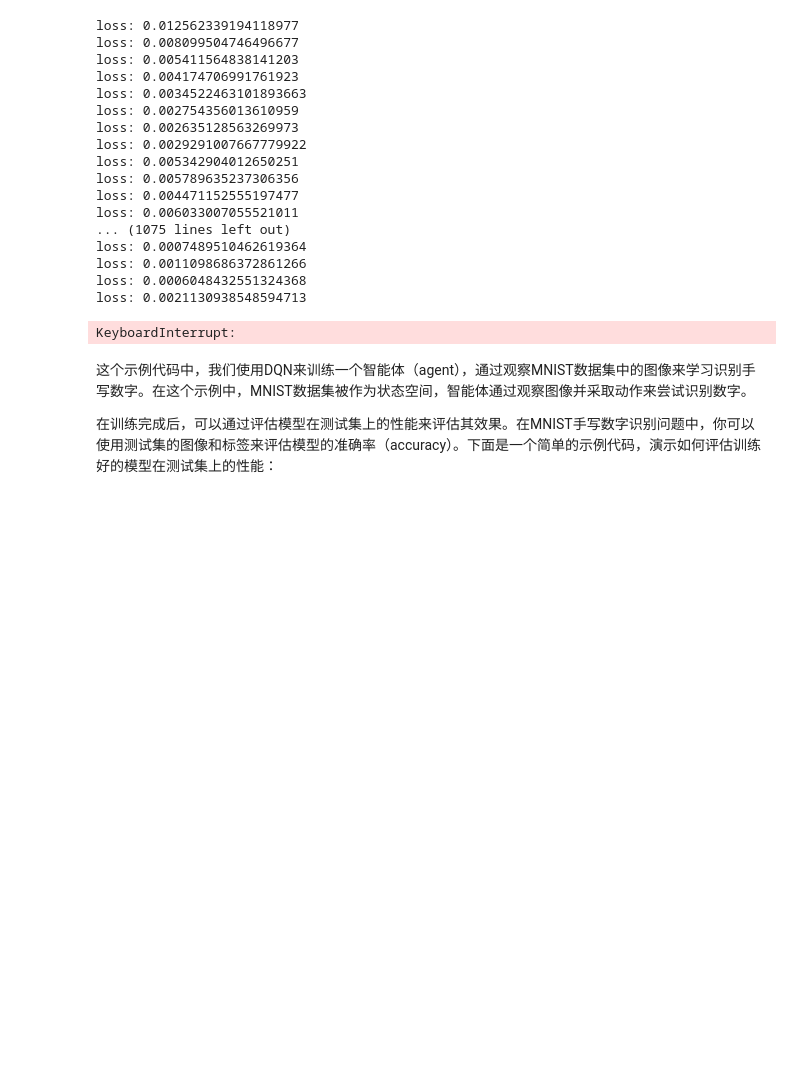
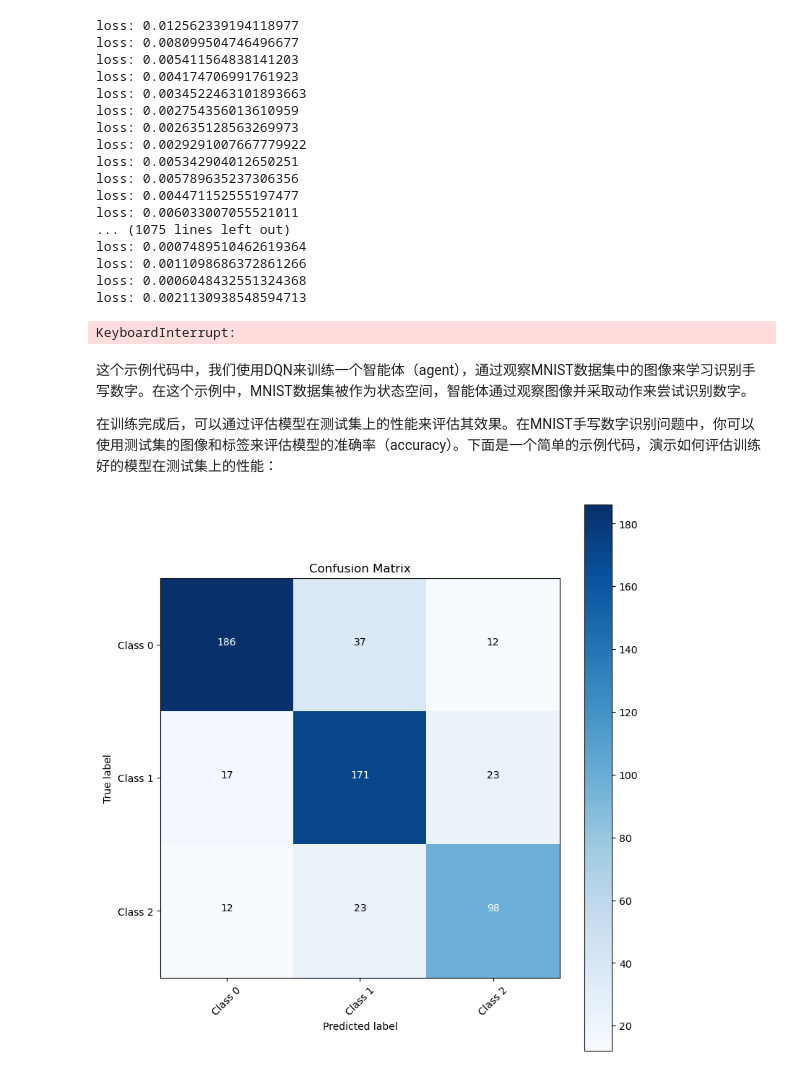
Before and after one commit to JevenM/Diffusion, a Jupyter notebook: DQN.ipynb, the cells around one changed output. Drawn from its saved outputs; the diff is of its cells as text; code cells hidden in the pictures; blank space fills up the shorter version.

```diff
--- a/DQN.ipynb
+++ b/DQN.ipynb
@@ -191,3 +191,55 @@ def test_dqn(env, model):
 
 # 调用测试函数进行模型评估
 test_dqn(env, model)
+# %%
+import matplotlib.pyplot as plt
+import numpy as np
+import itertools
+from sklearn.metrics import confusion_matrix
+
+# 假设 y_true 和 y_pred 已定义
+# cm = confusion_matrix(y_true, y_pred)
+# 为了演示，创建一个示例混淆矩阵
+cm = np.array([[186, 37, 12], [17, 171, 23], [12, 23, 98]])
+labels_txt = ['Class 0', 'Class 1', 'Class 2']  # 示例标签
+
+plt.figure(figsize=(8, 8))
+tick_marks = np.arange(len(labels_txt))
+plt.xticks(tick_marks, labels_txt, rotation=45)
+
+
+# 1使用 'Blues' 颜色映射，Y轴从上到下是class0,class1,class2的顺序，不用加[::-1]逆序，但是不能保存为pdf，显示有斜条纹，但是png就可以
+plt.imshow(cm, cmap='Blues', interpolation='nearest', aspect='equal')  # 添加 cmap 参数
+plt.yticks(tick_marks, labels_txt)
+
+# 2使用 pcolormesh 替代 imshow，这种会导致Y轴从上到下不是class0,class1,class2的顺序，解决方法：plt.yticks(tick_marks, labels_txt[::-1])增加那个[::-1]
+# 强制将Y轴文字逆序，但是还有个问题，cm也会变成按照第二维度逆序的，所以也需要将cm也按照列逆序一下
+# X, Y = np.meshgrid(np.arange(cm.shape[1]), np.arange(cm.shape[0]))
+# cm = cm[::-1]
+# plt.pcolormesh(X, Y, cm, cmap='Blues', linewidth=0.5) #edgecolors='k',
+# plt.yticks(tick_marks, labels_txt[::-1])
+
+
+# 添加颜色条
+plt.colorbar()
+
+# 在单元格中添加数值，并动态设置文本颜色
+thresh = cm.max() / 2  # 用于判断文本颜色的阈值
+for i, j in itertools.product(range(cm.shape[0]), range(cm.shape[1])):
+    plt.text(
+        j,
+        i,
+        f"{cm[i, j]}",
+        horizontalalignment="center",
+        color="white" if cm[i, j] > thresh else "black",  # 动态设置颜色
+    )
+
+plt.title("Confusion Matrix")
+plt.ylabel("True label")
+plt.xlabel("Predicted label")
+plt.tight_layout()
+# plt.imshow，保存为png，使用pcolormesh，可以保存为pdf
+plt.savefig("confusionmatrix2_.png")
+plt.show()
+# %% [output]
+[figure, added]
```
Also changed, not shown: 7 other files.
